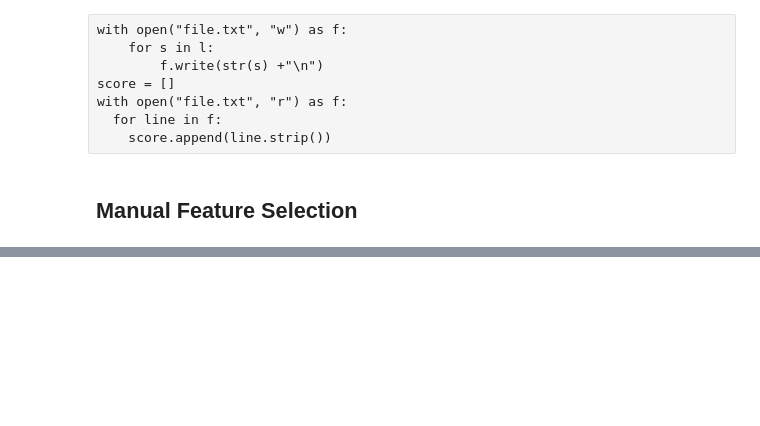
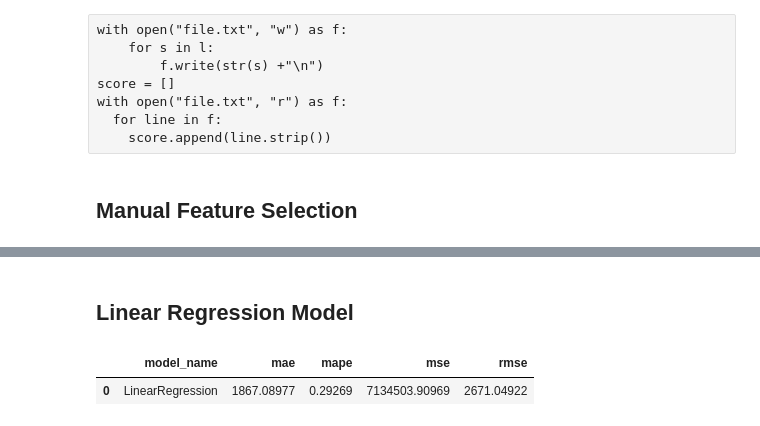
Before and after one commit to ViniciusKos/forecast_sales, a Jupyter notebook: forecast_sales.ipynb, the cells around one changed output, grey strips where cells are left out. Drawn from its saved outputs; the diff is of its cells as text; code cells hidden in the pictures; blank space fills up the shorter version.

```diff
--- a/forecast_sales.ipynb
+++ b/forecast_sales.ipynb
@@ -948,0 +977,15 @@ cols_selected_boruta_full.extend( feat_to_add )
+# %% [markdown]
+## Linear Regression Model
+# %%
+# model
+lr = LinearRegression().fit( xtrain, ytrain )
+
+# prediction
+ypred_lr = lr.predict( xtest )
+
+# performance
+lr_result = errors_ml(aux1, ypred_lr,model_name=lr.__class__.__name__)
+lr_result
+# %% [output]
+|  | model_name | mae | mape | mse | rmse |
+| 0 | LinearRegression | 1867.08977 | 0.29269 | 7134503.90969 | 2671.04922 |
```
Also changed, not shown: parts of 8 cells of this notebook.
